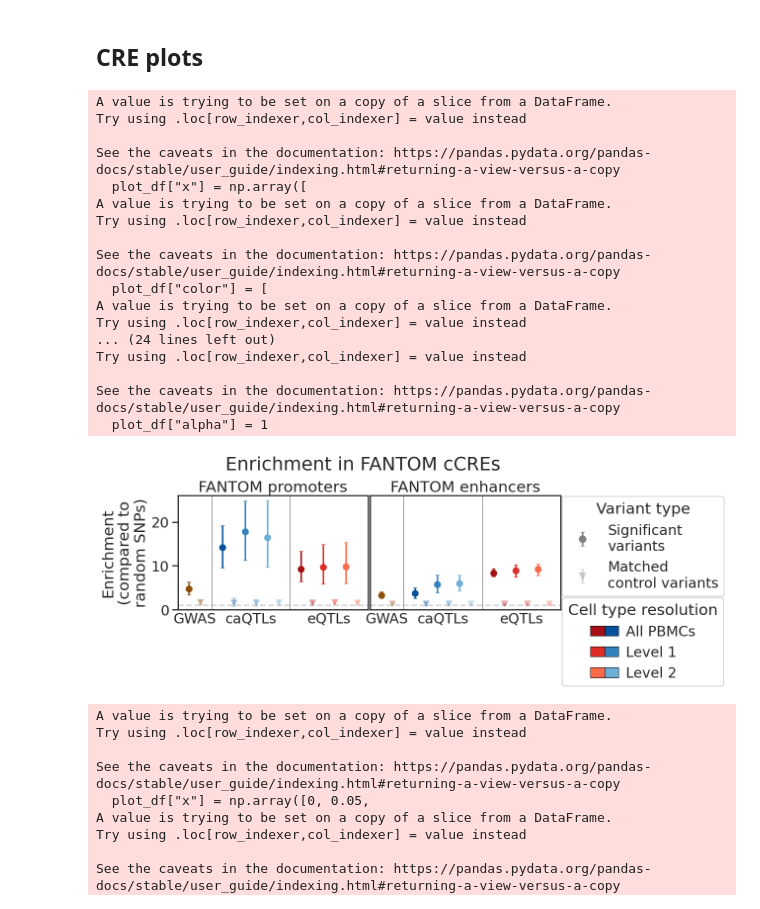
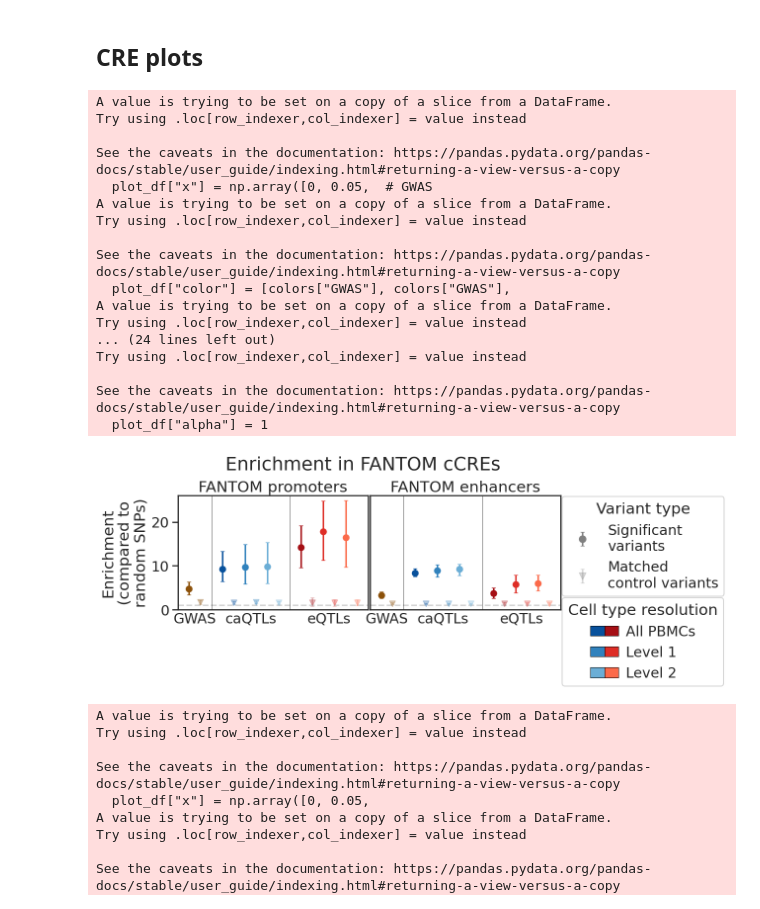
Before and after one commit to yelabucsf/icc_paper, a Jupyter notebook: analysis/QTL_analysis/qtl_properties_mostafavi/plot_results.ipynb, the cells around one changed output. Cells and saved outputs as stored; diff of their text form; code cells hidden in the pictures.

```diff
--- a/analysis/QTL_analysis/qtl_properties_mostafavi/plot_results.ipynb
+++ b/analysis/QTL_analysis/qtl_properties_mostafavi/plot_results.ipynb
@@ -661,7 +661,6 @@ plt.savefig(f"{data_dir}/figures/TSS_distance_inset_{modality}.pdf", dpi=300, bb
 ## CRE plots
 # %%
 sns.set_context('talk', font_scale=1.25)
-
 cmap = plt.get_cmap("tab20c")
 fig, ax = plt.subplots(1, 2, figsize=(10, 3))
 plt.subplots_adjust(wspace=0.01)
@@ -669,19 +668,15 @@ plt.subplots_adjust(wspace=0.01)
 for j, annot in enumerate(["FANTOM_promoter", "FANTOM_enhancer"]):
     plot_df = cre_results[cre_results["annot"].str.contains(annot)]
 
-    # 1. Swapped x-coordinates to accommodate the order change
-    plot_df["x"] = np.array([
-        0, 0.05,                                # GWAS
-        0.15, 0.2, 0.25, 0.3, 0.35, 0.4,        # caQTL (Moved here)
-        0.5, 0.55, 0.6, 0.65, 0.7, 0.75         # eQTL (Moved here)
-    ])
+    # Updated 'x' coordinates: GWAS (0-0.05), caQTL (0.15-0.4), eQTL (0.5-0.75)
+    plot_df["x"] = np.array([0, 0.05,  # GWAS
+                            0.5, 0.55, 0.6, 0.65, 0.7, 0.75, # eQTL (Moved to end)
+                            0.15, 0.2, 0.25, 0.3, 0.35, 0.4]) # caQTL (Moved to middle)
 
-    # 2. Swapped color mapping logic
-    plot_df["color"] = [
-        colors["GWAS"], colors["GWAS"],
-        colors["caQTL"]["Cohort"], colors["caQTL"]["Cohort"], colors["caQTL"]["L1_manual"], colors["caQTL"]["L1_manual"], colors["caQTL"]["L2_manual"], colors["caQTL"]["L2_manual"],
-        colors["eQTL"]["Cohort"], colors["eQTL"]["Cohort"], colors["eQTL"]["L1_manual"], colors["eQTL"]["L1_manual"], colors["eQTL"]["L2_manual"], colors["eQTL"]["L2_manual"]
-    ]
+    # Updated color mapping order to match the new x-coordinates
+    plot_df["color"] = [colors["GWAS"], colors["GWAS"],
+                        colors["eQTL"]["Cohort"], colors["eQTL"]["Cohort"], colors["eQTL"]["L1_manual"], colors["eQTL"]["L1_manual"], colors["eQTL"]["L2_manual"], colors["eQTL"]["L2_manual"],
+                        colors["caQTL"]["Cohort"], colors["caQTL"]["Cohort"], colors["caQTL"]["L1_manual"], colors["caQTL"]["L1_manual"], colors["caQTL"]["L2_manual"], colors["caQTL"]["L2_manual"]]
 
     plot_df["marker"] = "o"
     plot_df["alpha"] = 1
@@ -699,66 +694,62 @@ for j, annot in enumerate(["FANTOM_promoter", "FANTOM_enhancer"]):
     ax[j].set_ylim(0, 26)
     ax[j].hlines(1, ax[j].get_xlim()[0], ax[j].get_xlim()[1], linestyle="--", color="lightgray")
 
-    # 3. Vertical lines and Ticks adjusted for the new order
+    # Separation lines: 0.1 remains (GWAS|caQTL), 0.45 remains (caQTL|eQTL)
     ax[j].vlines(0.1, ax[j].get_ylim()[0], ax[j].get_ylim()[1], color="black", linewidth=0.5)
     ax[j].vlines(0.45, ax[j].get_ylim()[0], ax[j].get_ylim()[1], color="black", linewidth=0.5)
 
-    # Updated labels to GWAS, caQTLs, eQTLs
+    # Updated labels and center positions
     ax[j].set_xticks([0.025, 0.275, 0.625], ["GWAS", "caQTLs", "eQTLs"])
     ax[j].tick_params(axis='x', which='both', length=0)
 
 ax[0].set_ylabel("Enrichment\n(compared to\nrandom SNPs)")
 ax[1].set_yticks([])
-
 ax[0].set_title("FANTOM promoters")
 ax[1].set_title("FANTOM enhancers")
 plt.suptitle("Enrichment in FANTOM cCREs", y=1.15)
 
-# Create the first legend
+# Legend Logic remains the same, but note the legend handles order in legend 2
 l1 = plt.errorbar(-1, -1, yerr=0, marker="o", alpha=1, color="gray",
             markersize=10, capsize=3, linestyle="none", label="Significant\nvariants")
 l2 = plt.errorbar(-1, -1, yerr=0, marker="v", alpha=0.3, color="gray",
             markersize=10, capsize=3, linestyle="none", label="Matched\ncontrol variants")
-first_legend = ax[1].legend(handles=[l1, l2], loc=(1.01, 0.12),
-                         title='Variant type')
-# Add the first legend manually to the Axes
+first_legend = ax[1].legend(handles=[l1, l2], loc=(1.01, 0.12), title='Variant type')
 ax[1].add_artist(first_legend)
 
-# second legend
-pa1 = Patch(facecolor=colors["eQTL"]["Cohort"], edgecolor='black', linewidth=0.75)
-pa2 = Patch(facecolor=colors["caQTL"]["Cohort"], edgecolor='black', linewidth=0.75)
+# Updated Legend 2 to reflect caQTL and eQTL columns
+pa1 = Patch(facecolor=colors["caQTL"]["Cohort"], edgecolor='black', linewidth=0.75)
+pa2 = Patch(facecolor=colors["eQTL"]["Cohort"], edgecolor='black', linewidth=0.75)
+pb1 = Patch(facecolor=colors["caQTL"]["L1_manual"], edgecolor='black', linewidth=0.75)
+pb2 = Patch(facecolor=colors["eQTL"]["L1_manual"], edgecolor='black', linewidth=0.75)
+pc1 = Patch(facecolor=colors["caQTL"]["L2_manual"], edgecolor='black', linewidth=0.75)
+pc2 = Patch(facecolor=colors["eQTL"]["L2_manual"], edgecolor='black', linewidth=0.75)
 
-pb1 = Patch(facecolor=colors["eQTL"]["L1_manual"], edgecolor='black', linewidth=0.75)
-pb2 = Patch(facecolor=colors["caQTL"]["L1_manual"], edgecolor='black', linewidth=0.75)
-
-pc1 = Patch(facecolor=colors["eQTL"]["L2_manual"], edgecolor='black', linewidth=0.75)
-pc2 = Patch(facecolor=colors["caQTL"]["L2_manual"], edgecolor='black', linewidth=0.75)
 ax[1].legend(handles=[pa1, pb1, pc1, pa2, pb2, pc2],
-          labels=['', '', '', 'All PBMCs','Level 1',  'Level 2'],
+          labels=['', '', '', 'All PBMCs','Level 1', 'Level 2'],
           ncol=2, handletextpad=0.5, handlelength=1.0, columnspacing=-0.5,
           loc=(1.01, -0.67), title="Cell type resolution")
 
 plt.savefig(f"{data_dir}/figures/FANTOM_CRE_enrichment.png", dpi=300, bbox_inches="tight")
 plt.savefig(f"{data_dir}/figures/FANTOM_CRE_enrichment.pdf", dpi=300, bbox_inches="tight")
 # %% [output]
 A value is trying to be set on a copy of a slice from a DataFrame.
 Try using .loc[row_indexer,col_indexer] = value instead
 
 See the caveats in the documentation: https://pandas.pydata.org/pandas-docs/stable/user_guide/indexing.html#returning-a-view-versus-a-copy
-  plot_df["x"] = np.array([
+  plot_df["x"] = np.array([0, 0.05,  # GWAS
 A value is trying to be set on a copy of a slice from a DataFrame.
 Try using .loc[row_indexer,col_indexer] = value instead
 
 See the caveats in the documentation: https://pandas.pydata.org/pandas-docs/stable/user_guide/indexing.html#returning-a-view-versus-a-copy
-  plot_df["color"] = [
+  plot_df["color"] = [colors["GWAS"], colors["GWAS"],
 A value is trying to be set on a copy of a slice from a DataFrame.
 Try using .loc[row_indexer,col_indexer] = value instead
 ... (24 lines left out)
 Try using .loc[row_indexer,col_indexer] = value instead
 
 See the caveats in the documentation: https://pandas.pydata.org/pandas-docs/stable/user_guide/indexing.html#returning-a-view-versus-a-copy
   plot_df["alpha"] = 1
-[figure, old version]
+[figure, new version]
 # %%
 ## OLD ##
 
```
Also changed, not shown: parts of 2 cells of this notebook.
